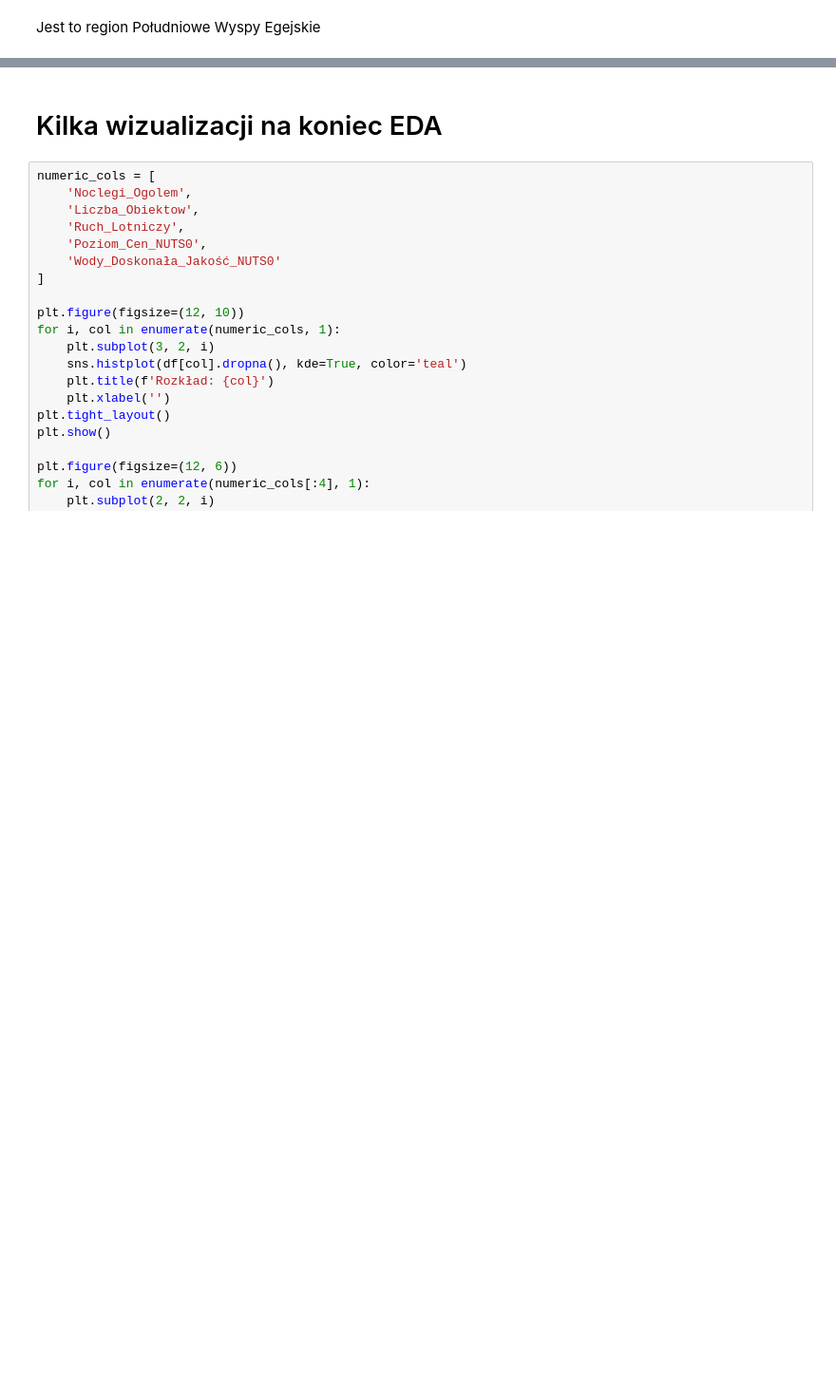
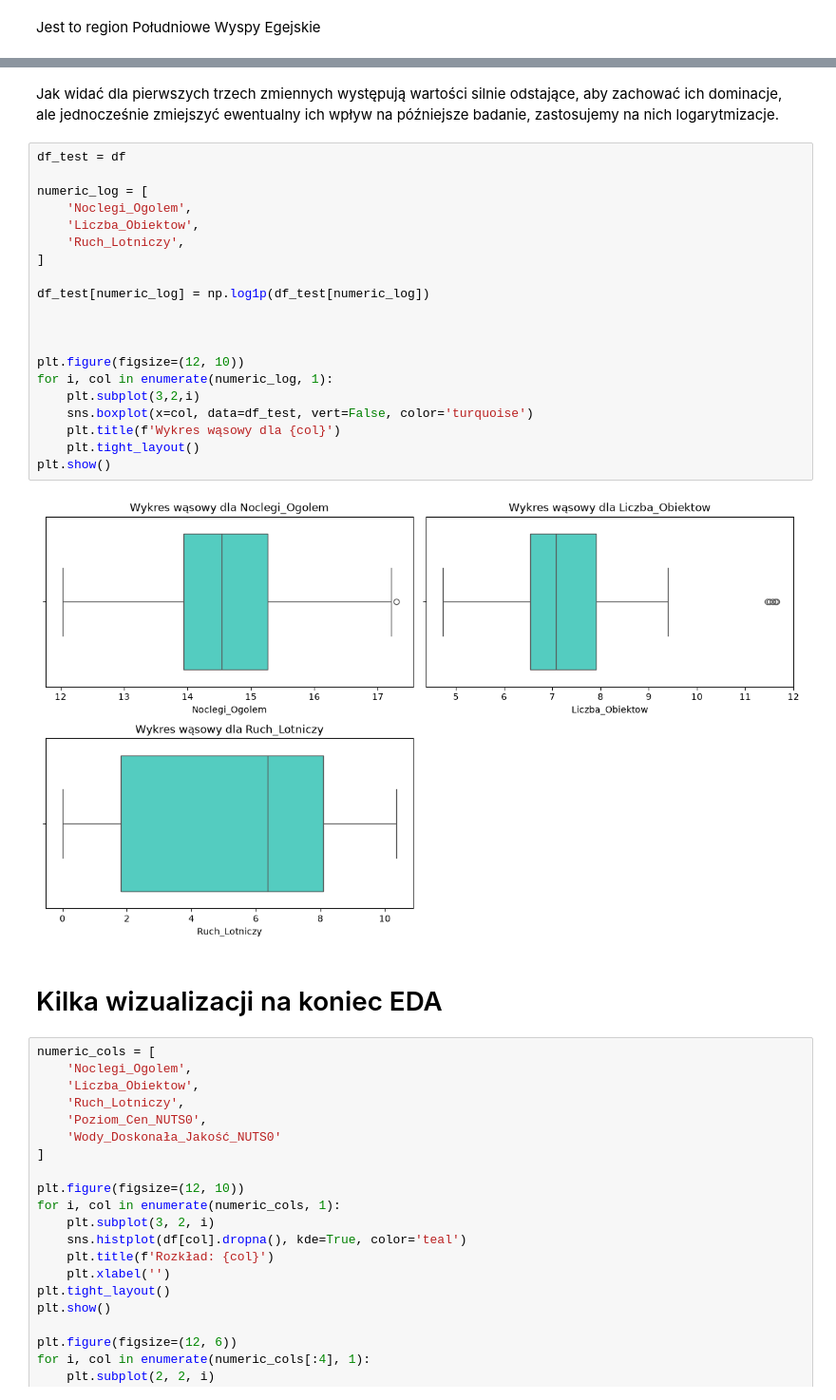
Before and after one commit to kawalerski-ja/Balkan-Tourism, a Jupyter notebook: EDA.ipynb, the cells around one changed output, grey strips where cells are left out. Shown at 95% size. Drawn from its saved outputs; the diff is of its cells as text; blank space fills up the shorter version.

```diff
--- a/EDA.ipynb
+++ b/EDA.ipynb
@@ -118,3 +171,27 @@ Korelacja między udziałem zagranicznym a liczbą turystów ogółem: 0.5350
+# %% [markdown]
+Jak widać dla pierwszych trzech zmiennych występują wartości silnie odstające, aby zachować ich dominacje, ale jednocześnie zmiejszyć ewentualny ich wpływ na późniejsze badanie, zastosujemy na nich logarytmizacje.
+# %%
+df_test = df
+
+numeric_log = [
+    'Noclegi_Ogolem',
+    'Liczba_Obiektow',
+    'Ruch_Lotniczy',
+]
+
+df_test[numeric_log] = np.log1p(df_test[numeric_log])
+
+
+
+plt.figure(figsize=(12, 10))
+for i, col in enumerate(numeric_log, 1):
+    plt.subplot(3,2,i)
+    sns.boxplot(x=col, data=df_test, vert=False, color='turquoise')
+    plt.title(f'Wykres wąsowy dla {col}')
+    plt.tight_layout()
+plt.show()
+# %% [output]
+[figure, added]
 # %% [markdown]
 # Kilka wizualizacji na koniec EDA
 # %%
```
Also changed, not shown: parts of 23 cells of this notebook.
